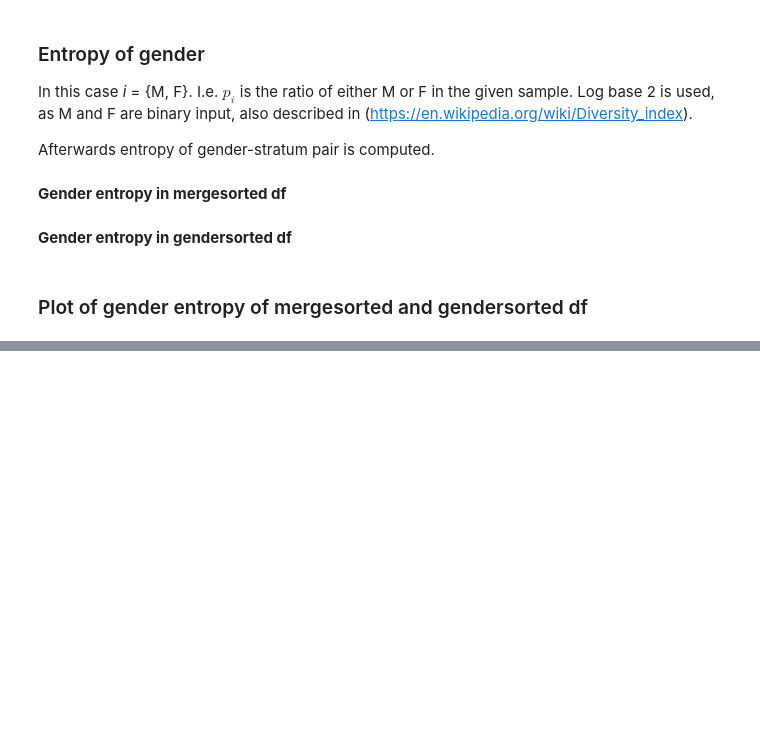
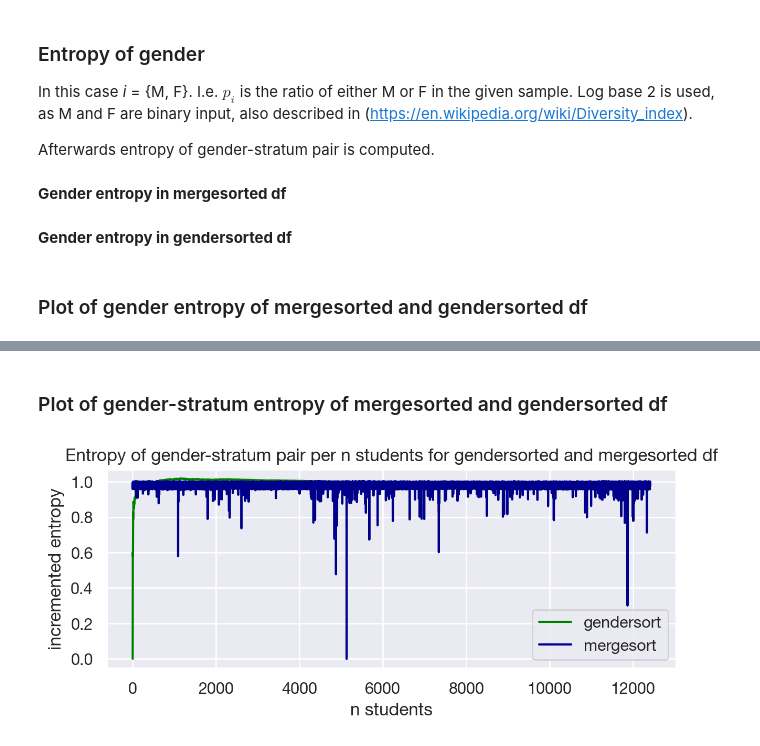
Before and after one commit to s183910/Bachelor_Gabi_Kat, a Jupyter notebook: Notebooks/Basic_dists/Baselines real.ipynb, the cells around one changed output, grey strips where cells are left out. Cells and saved outputs as stored; diff of their text form; code cells hidden in the pictures; blank space fills up the shorter version.

Commit message:
added stratum-gender pair entropy plot

```diff
--- a/Notebooks/Basic_dists/Baselines real.ipynb
+++ b/Notebooks/Basic_dists/Baselines real.ipynb
@@ -251,7 +251,7 @@ Afterwards entropy of gender-stratum pair is computed.
 **Gender entropy in mergesorted df**
 # %%
 # Reset index of merge sort
-df_sort = df.sort.reset_index()
+df_sort = df_sort.reset_index()
 # %%
 #For each row incremented, get ratio of M and F
 data_value_counts_gen = []
@@ -321,0 +461,24 @@ Log base e (natural) is used, as each entry
+# %% [markdown]
+### Plot of gender-stratum entropy of mergesorted and gendersorted df
+# %%
+#ENTROPY GENDER gender_sort and merge_sort
+
+# Add new column of cumsum+1 to use for x-axis
+gender_df["n_students"] = range(len(gender_df))
+df_sort["n_students"] = range(len(df_sort))
+
+
+# gendersort entropy of gender
+sns.lineplot(x="n_students", y="entropy_col", data=gender_df, color="green").set_title("Entropy of gender-stratum pair per n students for gendersorted and mergesorted df")
+
+# mergesort entropy of gender
+sns.lineplot(x="n_students", y="entropy_col", data=df_sort, color="darkblue")
+
+plt.xlabel('n students')
+plt.ylabel('incremented entropy')
+
+plt.legend(["gendersort", "mergesort"], loc ="lower right")
+
+plt.show()
+# %% [output]
+[figure, added]
```
Also changed, not shown: parts of 10 cells of this notebook.
